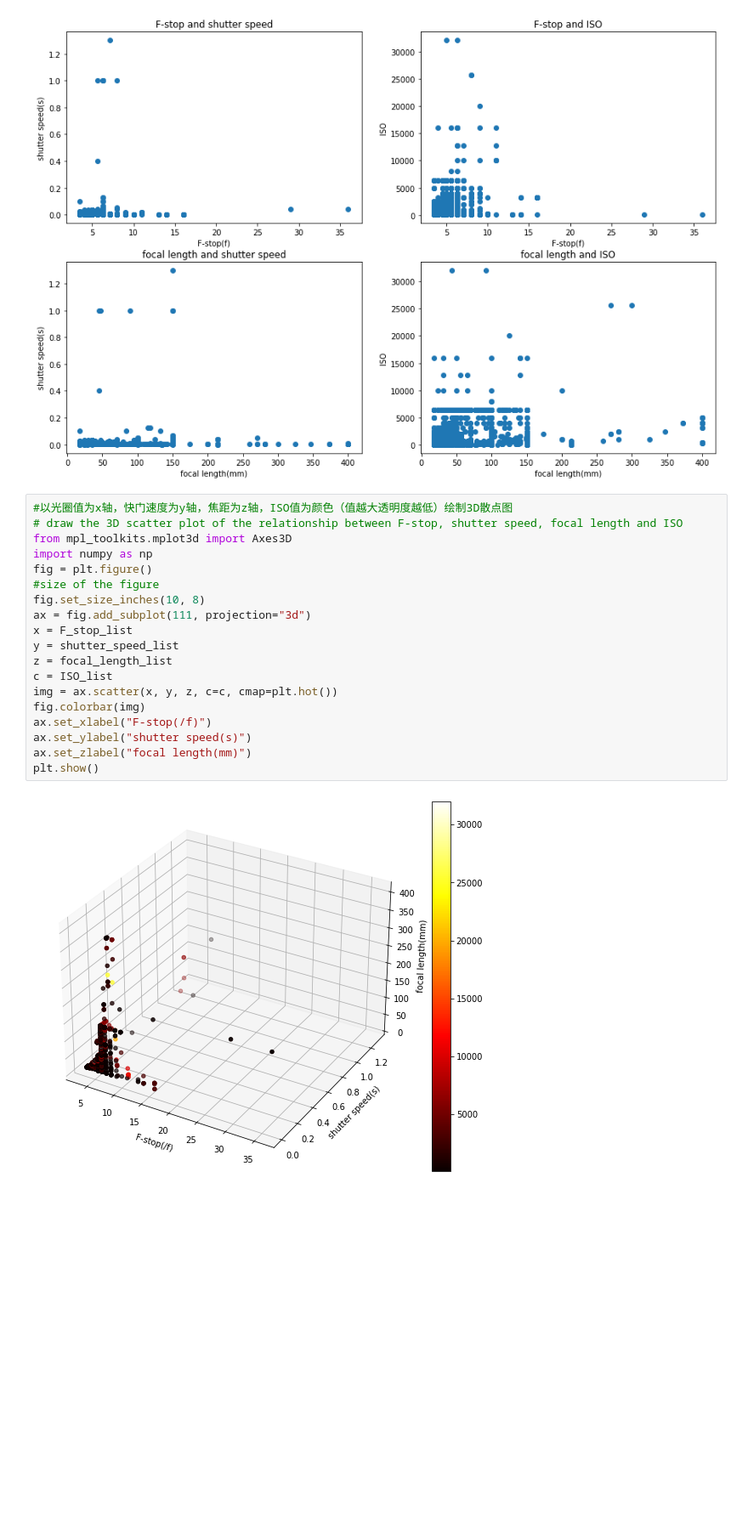
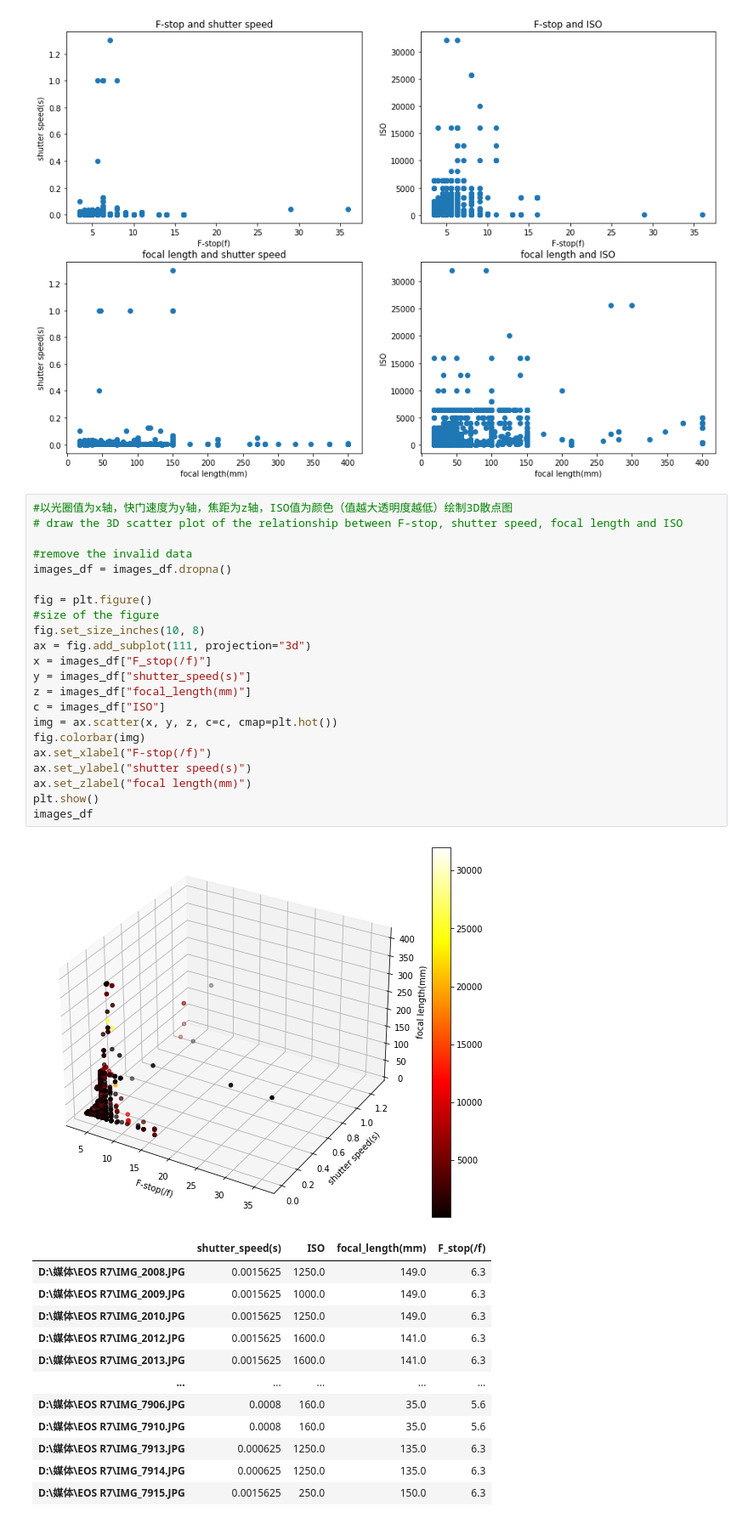
Before and after one commit to Lizhenghe-Chen/Camera-Parameter-Statistics, a Jupyter notebook: Camera parameter analysis.ipynb, the cells around one changed output. Shown at 85% size. Drawn from its saved outputs; the diff is of its cells as text; blank space fills up the shorter version.

```diff
--- a/Camera parameter analysis.ipynb
+++ b/Camera parameter analysis.ipynb
@@ -346,21 +383,36 @@ plt.show(block=False)
 # %%
 #以光圈值为x轴，快门速度为y轴，焦距为z轴，ISO值为颜色（值越大透明度越低）绘制3D散点图
 # draw the 3D scatter plot of the relationship between F-stop, shutter speed, focal length and ISO
-from mpl_toolkits.mplot3d import Axes3D
-import numpy as np
+
+#remove the invalid data
+images_df = images_df.dropna()
+
 fig = plt.figure()
 #size of the figure
 fig.set_size_inches(10, 8)
 ax = fig.add_subplot(111, projection="3d")
-x = F_stop_list
-y = shutter_speed_list
-z = focal_length_list
-c = ISO_list
+x = images_df["F_stop(/f)"]
+y = images_df["shutter_speed(s)"]
+z = images_df["focal_length(mm)"]
+c = images_df["ISO"]
 img = ax.scatter(x, y, z, c=c, cmap=plt.hot())
 fig.colorbar(img)
 ax.set_xlabel("F-stop(/f)")
 ax.set_ylabel("shutter speed(s)")
 ax.set_zlabel("focal length(mm)")
 plt.show()
+images_df
 # %% [output]
 [figure]
+|  | shutter_speed(s) | ISO | focal_length(mm) | F_stop(/f) |
+| D:\媒体\EOS R7\IMG_2008.JPG | 0.0015625 | 1250.0 | 149.0 | 6.3 |
+| D:\媒体\EOS R7\IMG_2009.JPG | 0.0015625 | 1000.0 | 149.0 | 6.3 |
+| D:\媒体\EOS R7\IMG_2010.JPG | 0.0015625 | 1250.0 | 149.0 | 6.3 |
+| D:\媒体\EOS R7\IMG_2012.JPG | 0.0015625 | 1600.0 | 141.0 | 6.3 |
+| D:\媒体\EOS R7\IMG_2013.JPG | 0.0015625 | 1600.0 | 141.0 | 6.3 |
+| ... | ... | ... | ... | ... |
+| D:\媒体\EOS R7\IMG_7906.JPG | 0.0008 | 160.0 | 35.0 | 5.6 |
+| D:\媒体\EOS R7\IMG_7910.JPG | 0.0008 | 160.0 | 35.0 | 5.6 |
+| D:\媒体\EOS R7\IMG_7913.JPG | 0.000625 | 1250.0 | 135.0 | 6.3 |
+| D:\媒体\EOS R7\IMG_7914.JPG | 0.000625 | 1250.0 | 135.0 | 6.3 |
+| D:\媒体\EOS R7\IMG_7915.JPG | 0.0015625 | 250.0 | 150.0 | 6.3 |
```
Also changed, not shown: parts of 10 cells of this notebook, 1 other file.
